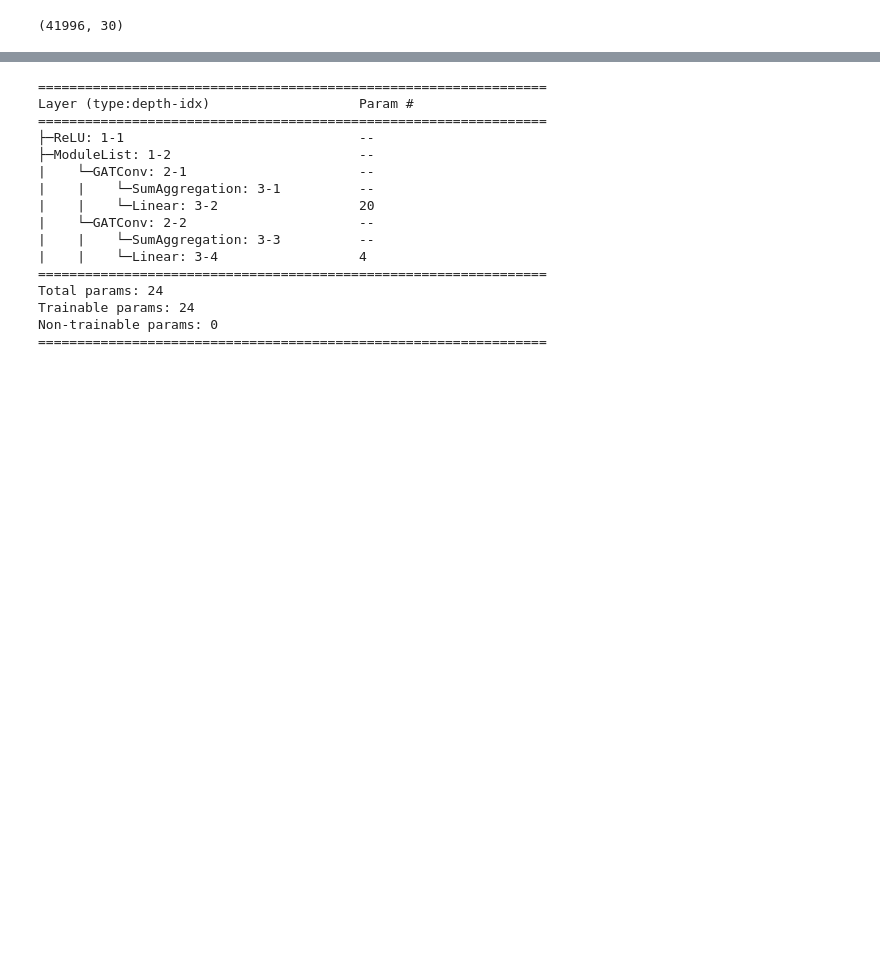
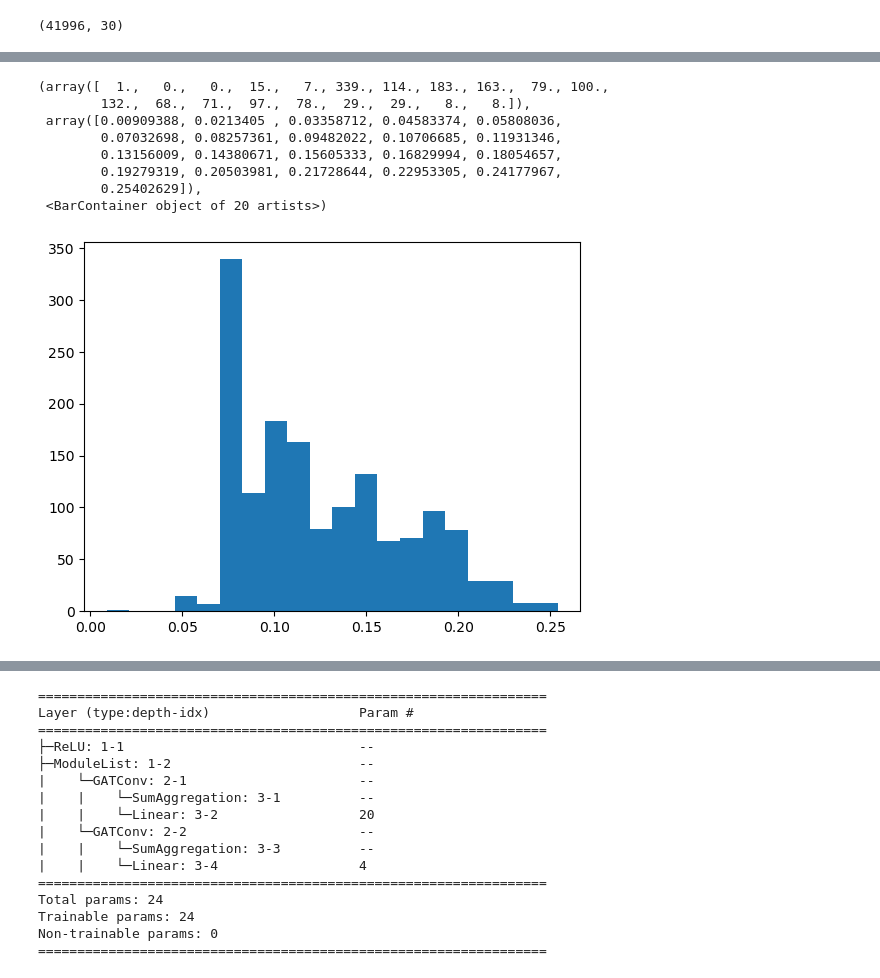
Before and after one commit to aarongarrison/coordination_prediction, a Jupyter notebook: GNNs.ipynb, the cells around one changed output, grey strips where cells are left out. Cells and saved outputs as stored; diff of their text form; code cells hidden in the pictures; blank space fills up the shorter version.

```diff
--- a/GNNs.ipynb
+++ b/GNNs.ipynb
@@ -294,3 +338,15 @@ Epoch: 20 | Avg Train Loss: 0.354 | Avg Val Loss: 0.328
+# %%
+plt.hist(out_probs[:,1].detach().cpu().numpy(), 20)
+# %% [output]
+(array([  1.,   0.,   0.,  15.,   7., 339., 114., 183., 163.,  79., 100.,
+        132.,  68.,  71.,  97.,  78.,  29.,  29.,   8.,   8.]),
+ array([0.00909388, 0.0213405 , 0.03358712, 0.04583374, 0.05808036,
+        0.07032698, 0.08257361, 0.09482022, 0.10706685, 0.11931346,
+        0.13156009, 0.14380671, 0.15605333, 0.16829994, 0.18054657,
+        0.19279319, 0.20503981, 0.21728644, 0.22953305, 0.24177967,
+        0.25402629]),
+ <BarContainer object of 20 artists>)
+[figure, added]
 # %%
 plt.plot(range(num_epochs), train_epoch_losses, label='Train Loss')
 plt.plot(range(num_epochs), val_epoch_losses, label='Val Loss')
```
Also changed, not shown: parts of 13 cells of this notebook, 2 other files.
